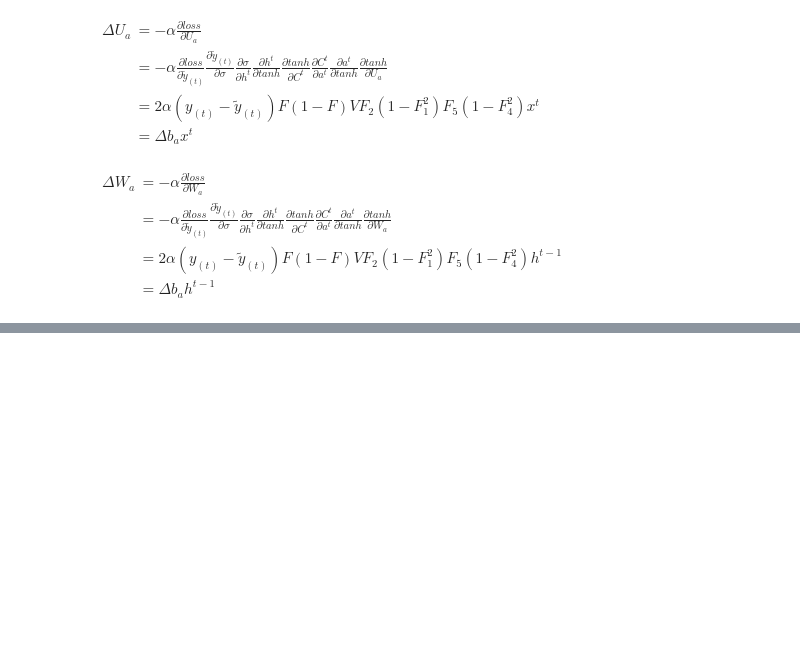
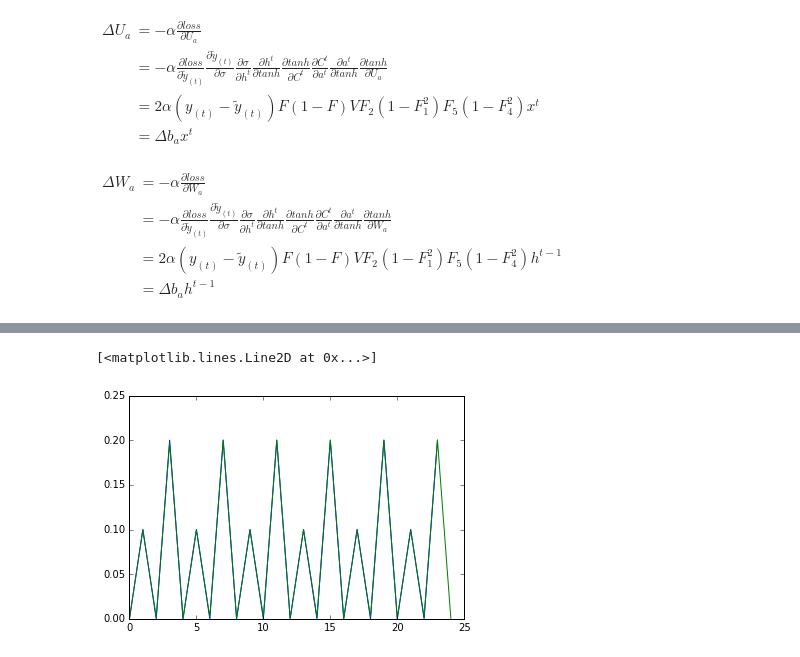
Before and after one commit to Kulukami/HW2018-3, a Jupyter notebook: lstm-formula.ipynb, the cells around one changed output, grey strips where cells are left out. Cells and saved outputs as stored; diff of their text form; code cells hidden in the pictures; blank space fills up the shorter version.

Commit message:
update lstm

```diff
--- a/lstm-formula.ipynb
+++ b/lstm-formula.ipynb
@@ -143,0 +404,11 @@ $
+# %%
+Cell_1 = lstmCell()
+for j in range(60000):
+    X = [0,0.1,0,0.2,0,0.1,0,0.2,
+         0,0.1,0,0.2,0,0.1,0,0.2,
+         0,0.1,0,0.2,0,0.1,0,0.2]
+
+    for i in range(len(X)-1):
+        if j == 0:Cell_1.forward(X[i])
+        else:Cell_1.forward(X[i],Cell_1.Ct1,Cell_1.ht1)
+        Cell_1.backward(X[i+1])
@@ -143,0 +433,17 @@ $
+# %%
+x = [0,0.1,0,0.2,0,0.1,0,0.2,
+     0,0.1,0,0.2,0,0.1,0,0.2,
+     0,0.1,0,0.2,0,0.1,0,0.2]
+
+y = []
+for i in x:
+    Cell_1.forward(i,Cell_1.Ct1,Cell_1.ht1)
+    #print Cell_1.ht1
+    y.append(Cell_1.Y.real)
+
+y.insert(0,x[0])
+plt.plot(x)
+plt.plot(y)
+# %% [output]
+[<matplotlib.lines.Line2D at 0x...>]
+[figure, added]
```
Also changed, not shown: parts of 11 cells of this notebook, 13 other files.
